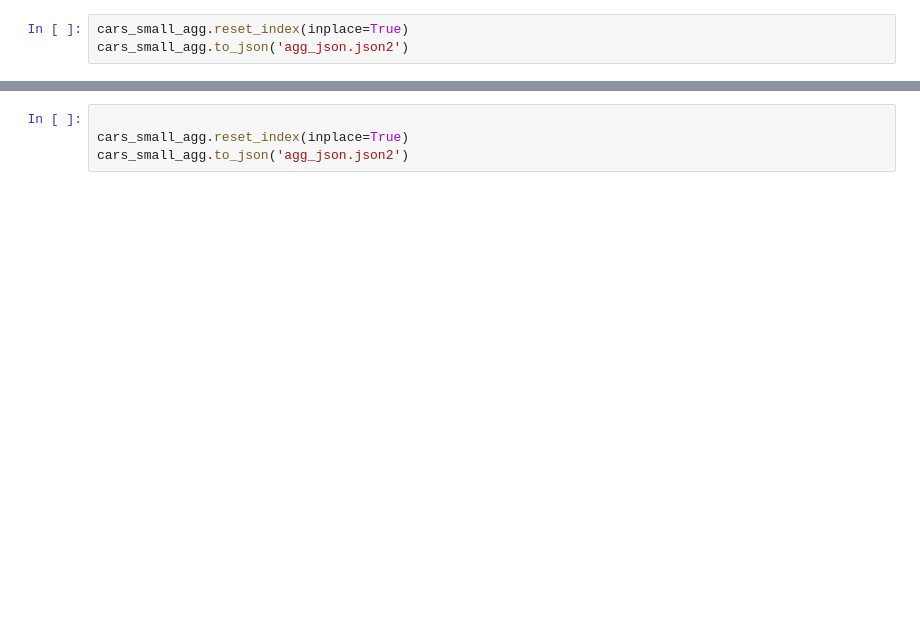
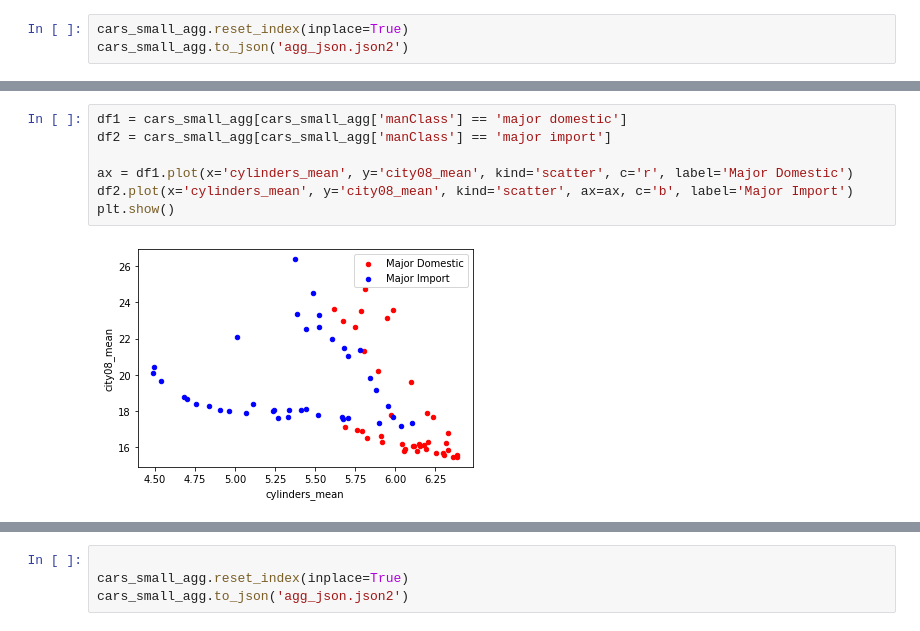
Before and after one commit to jeason15/Personal-Projects, a Jupyter notebook: CSC426FinalProject/FinalProject/Draft2/Data/cars.ipynb, the cells around one changed output, grey strips where cells are left out. Cells and saved outputs as stored; diff of their text form; blank space fills up the shorter version.

Commit message:
trying for axis labels

```diff
--- a/CSC426FinalProject/FinalProject/Draft2/Data/cars.ipynb
+++ b/CSC426FinalProject/FinalProject/Draft2/Data/cars.ipynb
@@ -110,0 +117,9 @@ cars_small_agg
+# %%
+df1 = cars_small_agg[cars_small_agg['manClass'] == 'major domestic']
+df2 = cars_small_agg[cars_small_agg['manClass'] == 'major import']
+
+ax = df1.plot(x='cylinders_mean', y='city08_mean', kind='scatter', c='r', label='Major Domestic')
+df2.plot(x='cylinders_mean', y='city08_mean', kind='scatter', ax=ax, c='b', label='Major Import')
+plt.show()
+# %% [output]
+[figure, added]
```
Also changed, not shown: parts of 5 cells of this notebook, 6 other files.
